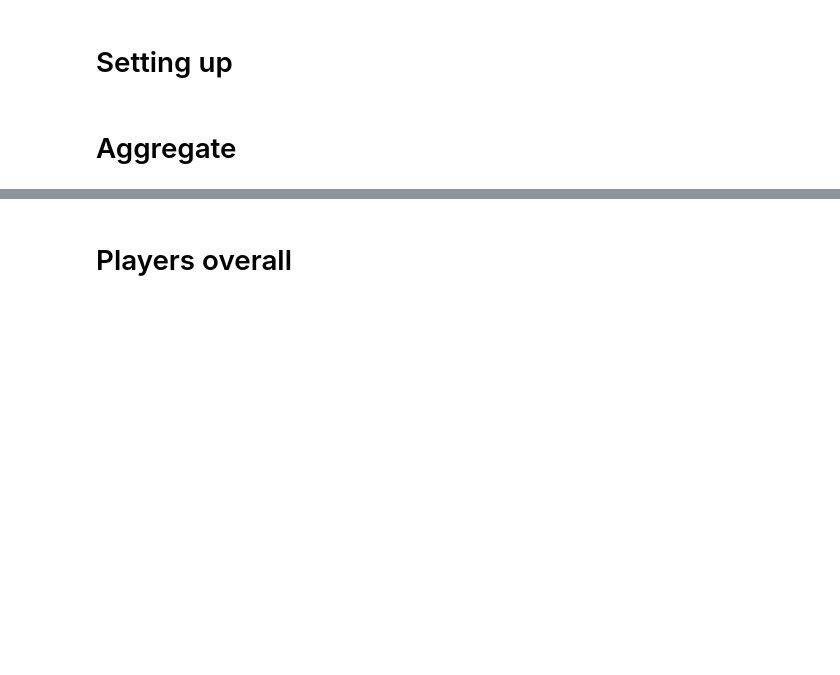
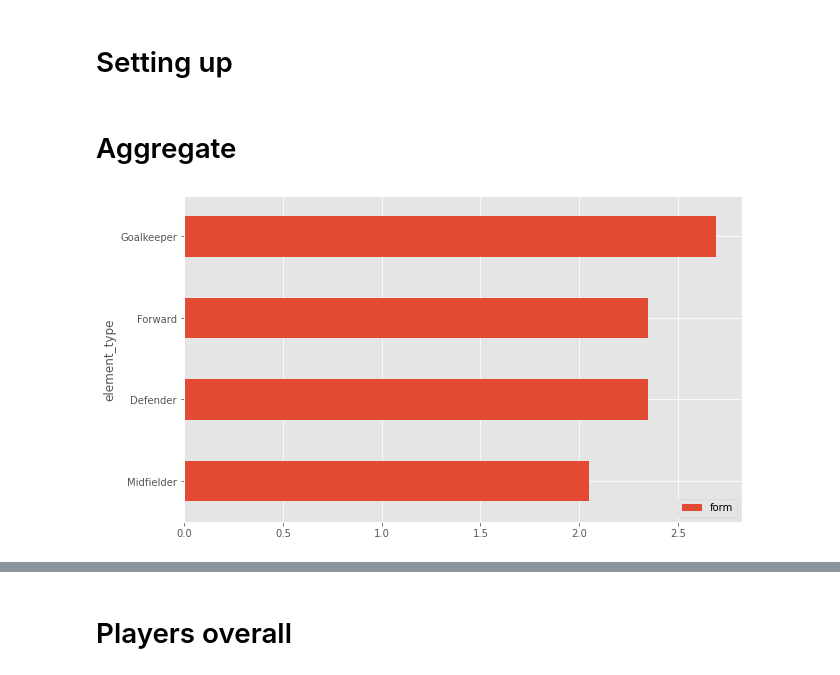
Before and after one commit to ulrikson/fantasy_football, a Jupyter notebook: analyze.ipynb, the cells around one changed output, grey strips where cells are left out. Cells and saved outputs as stored; diff of their text form; code cells hidden in the pictures; blank space fills up the shorter version.

```diff
--- a/analyze.ipynb
+++ b/analyze.ipynb
@@ -46,7 +3,28 @@ def getScatterPlot(position, x, y):
+# %%
+from Fantasy import Fantasy
+
+league = 'fpl'
+
+unwanted_teams = []
+
+higher_than = {
+    'value_season': 0,
+    'value_season_adj': 0, # for filtering
+    'form': 0,
+    'value_form': 0,
+    'minutes': 90*5,
+    'points_per_game': 0
+}
+
+max_cost = 1000
+
+fantasy = Fantasy(league, unwanted_teams, higher_than, max_cost)
 # %% [markdown]
 # Aggregate
 # %%
 # Avg value per position
-getBarPlot('element_type', 'form')
+fantasy.getBarPlot('element_type', 'form')
+# %% [output]
+[figure, added]
 # %%
 # Avg value per team
```
Also changed, not shown: parts of 19 cells of this notebook, 1 other file.
